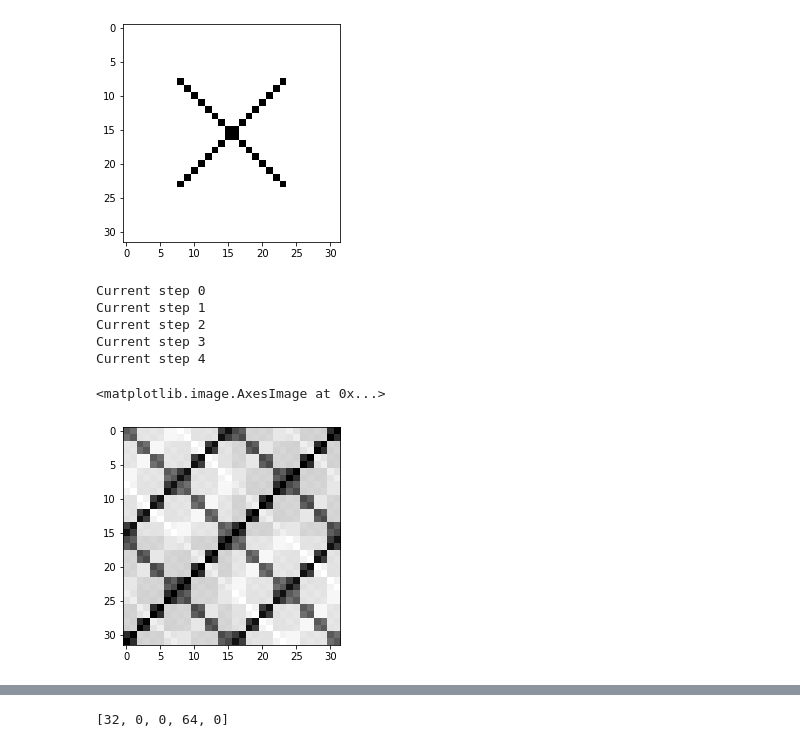
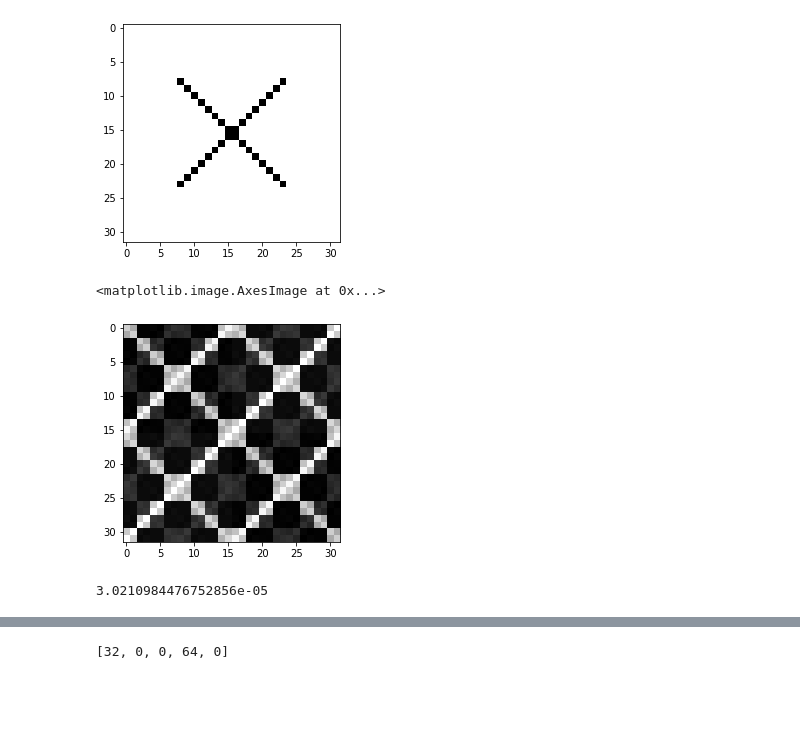
Before and after one commit to d1kolyadin/AMI_diploma, a Jupyter notebook: wtt-rpca-4 (utils test).ipynb, the cells around one changed output, grey strips where cells are left out. Drawn from its saved outputs; the diff is of its cells as text; code cells hidden in the pictures; blank space fills up the shorter version.

```diff
--- a/wtt-rpca-4 (utils test).ipynb
+++ b/wtt-rpca-4 (utils test).ipynb
@@ -238,24 +168,23 @@ modes = [2] * d
 
 vector, vector_modes = utils.matrix_to_vector(cross, d, modes)
 # %%
-low_rank_part, sparse_parts, ranks = r_pca.wtt_rpca_preprocessing(
+low_rank_part, sparse_parts, ranks = preproc_2.adjust(
     vector,
     d,
     vector_modes,
-    lambda_scale=2
+    lambda_scale=2.
 )
-# %% [output]
-Current step 0
-Current step 1
-Current step 2
-Current step 3
-Current step 4
 # %%
 matrix, _ = utils.vector_to_matrix(low_rank_part, d, vector_modes)
+
+plt.imshow(matrix, interpolation='nearest', cmap='gray')
+# %% [output]
+<matplotlib.image.AxesImage at 0x...>
+[figure, added]
 # %%
-plt.imshow(matrix, cmap='gray')
+print(np.max(matrix - np.full(matrix.shape, 255)))
+#почти всегда 255
 # %% [output]
-<matplotlib.image.AxesImage at 0x...>
+3.0210984476752856e-05
-[figure, removed]
 # %%
 fig = plt.figure(figsize=(15, 3))
```
Also changed, not shown: parts of 33 cells of this notebook, 7 other files.
